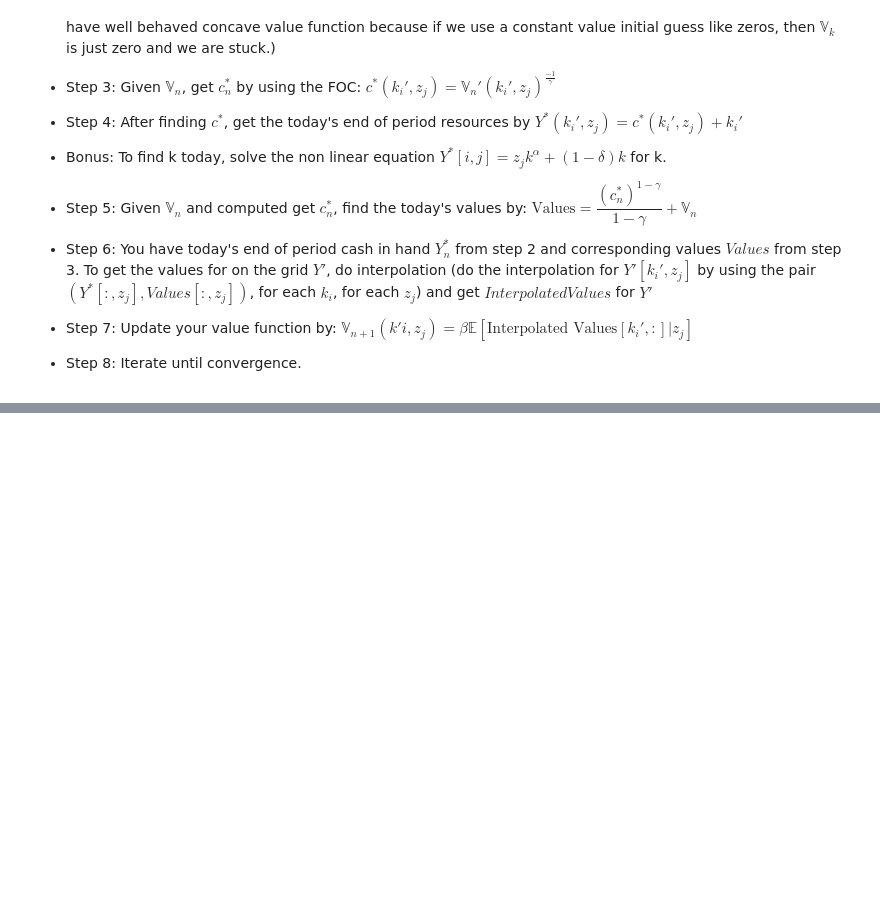
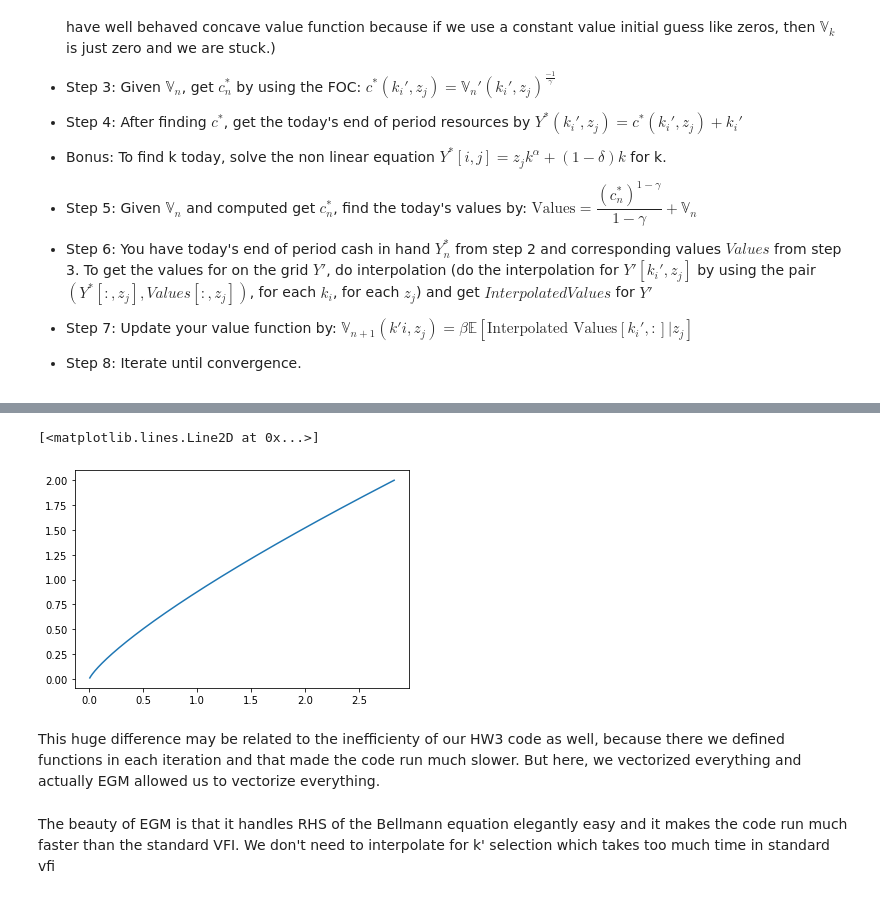
Before and after one commit to hamecetin/Quantitative_Methods_2, a Jupyter notebook: PS4/ps4.ipynb, the cells around one changed output, grey strips where cells are left out. Saved outputs shown, nothing was run; the diff lists cells and outputs as text; code cells hidden in the pictures; blank space fills up the shorter version.

```diff
--- a/PS4/ps4.ipynb
+++ b/PS4/ps4.ipynb
@@ -223,0 +241,9 @@ plt.show()
+# %%
+plt.plot(k_policy[10,:], Kp)
+# %% [output]
+[<matplotlib.lines.Line2D at 0x...>]
+[figure, added]
+# %% [markdown]
+This huge difference may be related to the inefficienty of our HW3 code as well, because there we defined functions in each iteration and that made the code run much slower. But here, we vectorized everything and actually EGM allowed us to vectorize everything.
+# %% [markdown]
+The beauty of EGM is that it handles RHS of the Bellmann equation elegantly easy and it makes the code run much faster than the standard VFI. We don't need to interpolate for k' selection which takes too much time in standard vfi
```
Also changed, not shown: parts of 7 cells of this notebook, 1 other file.
